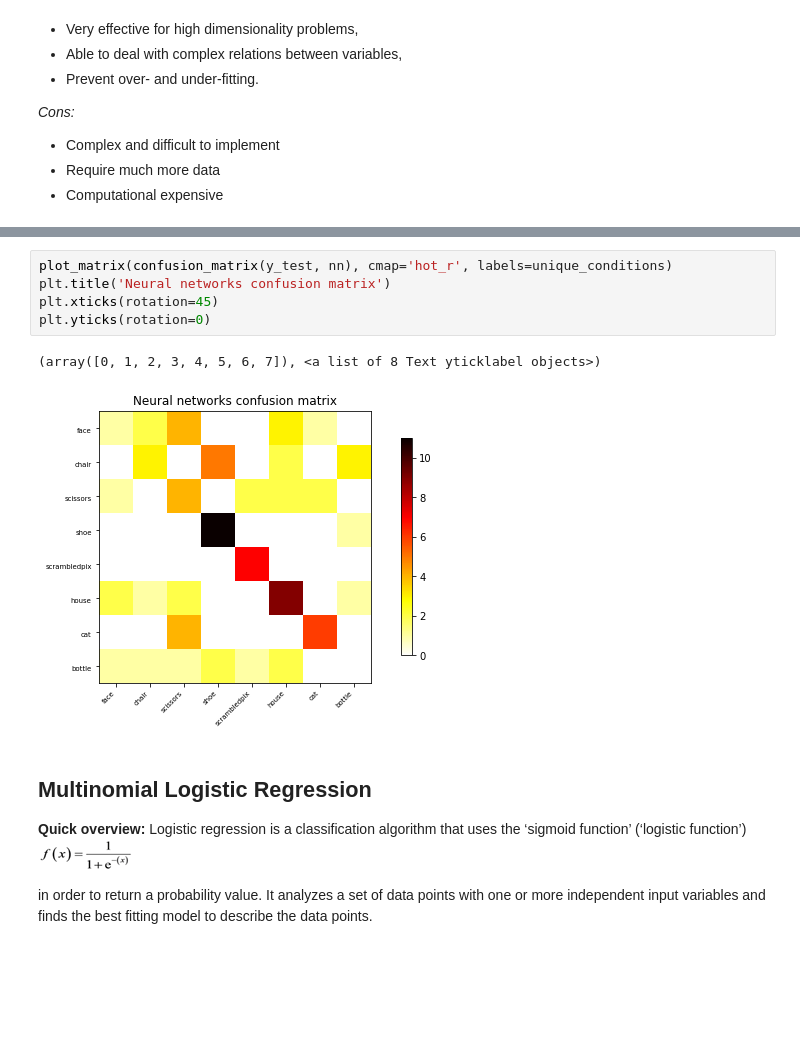
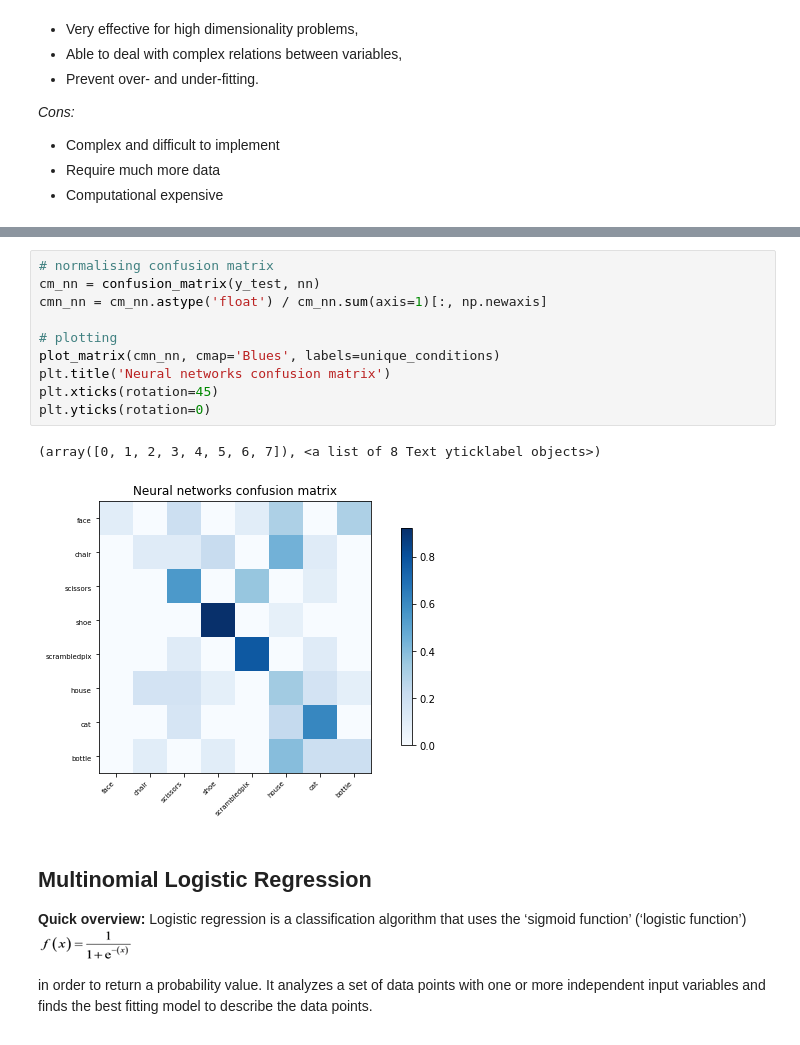
Before and after one commit to brainhack-school2020/BHS_project_SRastegarnia, a Jupyter notebook: Classifiers.ipynb, the cells around one changed output, grey strips where cells are left out. Saved outputs shown, nothing was run; the diff lists cells and outputs as text; blank space fills up the shorter version.

```diff
--- a/Classifiers.ipynb
+++ b/Classifiers.ipynb
@@ -348,11 +356,16 @@ print(prediction_accuracy_nn)
 # %%
-plot_matrix(confusion_matrix(y_test, nn), cmap='hot_r', labels=unique_conditions)
+# normalising confusion matrix
+cm_nn = confusion_matrix(y_test, nn)
+cmn_nn = cm_nn.astype('float') / cm_nn.sum(axis=1)[:, np.newaxis]
+
+# plotting
+plot_matrix(cmn_nn, cmap='Blues', labels=unique_conditions)
 plt.title('Neural networks confusion matrix')
 plt.xticks(rotation=45)
 plt.yticks(rotation=0)
 # %% [output]
 (array([0, 1, 2, 3, 4, 5, 6, 7]), <a list of 8 Text yticklabel objects>)
-[figure, old version]
+[figure, new version]
 # %% [markdown]
 ## Multinomial Logistic Regression
 **Quick overview:** Logistic regression is a classification algorithm that uses the ‘sigmoid function’ (‘logistic function’)
```
Also changed, not shown: parts of 27 cells of this notebook, 5 other files.
